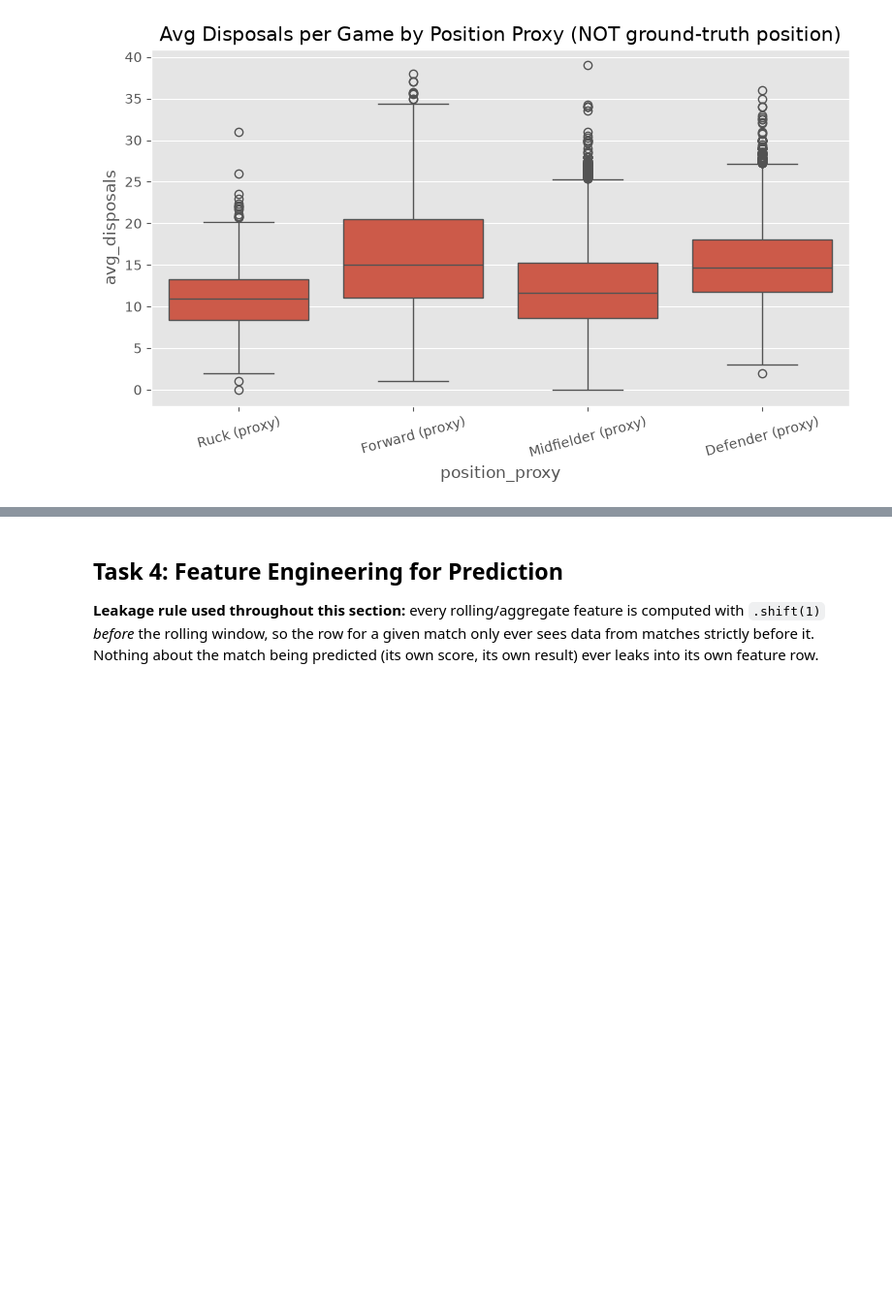
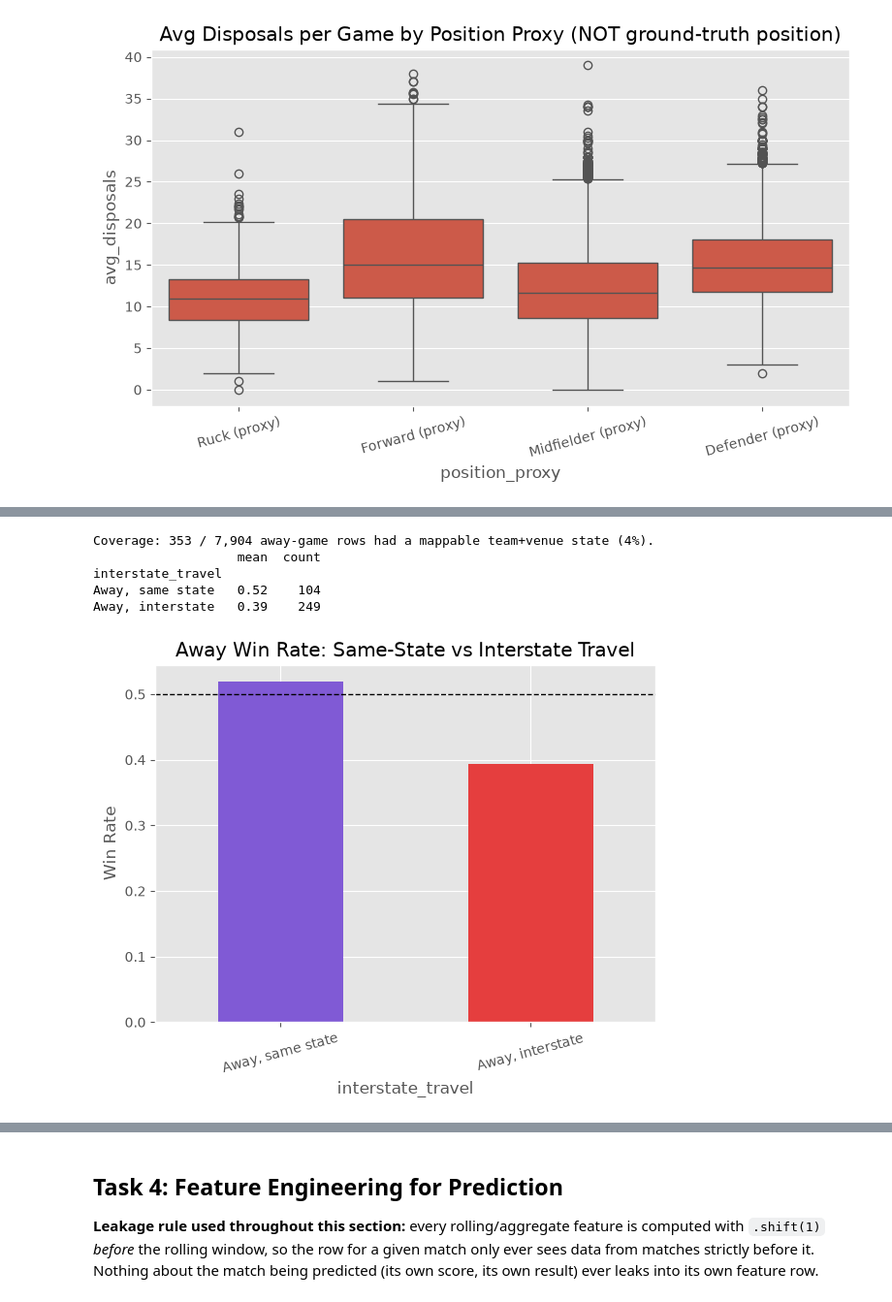
Before and after one commit to abdul-sami88/Netixsol, a Jupyter notebook: Week_6_CMIT_B2/Day1/week6_AFL_EDA_FE.ipynb, the cells around one changed output, grey strips where cells are left out. Shown at 97% size. Drawn from its saved outputs; the diff is of its cells as text; code cells hidden in the pictures; blank space fills up the shorter version.

```diff
--- a/Week_6_CMIT_B2/Day1/week6_AFL_EDA_FE.ipynb
+++ b/Week_6_CMIT_B2/Day1/week6_AFL_EDA_FE.ipynb
@@ -921,0 +1097,52 @@ Name: count, dtype: int64
+# %%
+team_home_state = {
+    'Adelaide': 'SA', 'Port Adelaide': 'SA',
+    'Brisbane Lions': 'QLD', 'Brisbane Bears': 'QLD', 'Gold Coast': 'QLD',
+    'Carlton': 'VIC', 'Collingwood': 'VIC', 'Essendon': 'VIC', 'Geelong': 'VIC',
+    'Hawthorn': 'VIC', 'Melbourne': 'VIC', 'North Melbourne': 'VIC', 'Kangaroos': 'VIC',
+    'Richmond': 'VIC', 'St Kilda': 'VIC', 'Footscray': 'VIC', 'Western Bulldogs': 'VIC',
+    'Fitzroy': 'VIC', 'South Melbourne': 'VIC',
+    'Fremantle': 'WA', 'West Coast': 'WA',
+    'Sydney': 'NSW', 'GWS Giants': 'NSW', 'Greater Western Sydney': 'NSW',
+}
+venue_state = {
+    'MCG': 'VIC', 'Docklands': 'VIC', 'Marvel Stadium': 'VIC', 'Kardinia Park': 'VIC',
+    'GMHBA Stadium': 'VIC', 'Optus Stadium': 'WA', 'Subiaco': 'WA', 'Patersons Stadium': 'WA',
+    'Adelaide Oval': 'SA', 'Football Park': 'SA', 'AAMI Stadium': 'SA',
+    'Gabba': 'QLD', 'Metricon Stadium': 'QLD', 'Carrara': 'QLD', 'Heritage Bank Stadium': 'QLD',
+    'Cazalys Stadium': 'QLD', 'SCG': 'NSW', 'ANZ Stadium': 'NSW', 'Sydney Showground': 'NSW',
+    'Engie Stadium': 'NSW', 'Bellerive Oval': 'TAS', 'York Park': 'TAS', 'UTAS Stadium': 'TAS',
+    'Manuka Oval': 'ACT', 'Marrara Oval': 'NT', 'TIO Stadium': 'NT',
+}
+
+ha = home_away_match_df.copy()
+ha['team_home_state'] = ha['team'].map(team_home_state)
+ha['venue_state'] = ha['venue'].map(venue_state)
+
+away_games = ha[ha['home_away'] == 'A'].dropna(subset=['team_home_state', 'venue_state']).copy()
+away_games['interstate_travel'] = away_games['team_home_state'] != away_games['venue_state']
+away_games['won'] = (away_games['result'] == 'W').astype(int)
+
+total_away = len(ha[ha['home_away'] == 'A'])
+print(f"Coverage: {len(away_games):,} / {total_away:,} away-game rows had a mappable "
+      f"team+venue state ({len(away_games)/total_away:.0%}).")
+
+travel_win_rate = away_games.groupby('interstate_travel')['won'].agg(['mean', 'count'])
+travel_win_rate.index = travel_win_rate.index.map({False: 'Away, same state', True: 'Away, interstate'})
+print(travel_win_rate)
+
+fig, ax = plt.subplots(figsize=(6, 5))
+travel_win_rate['mean'].plot(kind='bar', ax=ax, color=['#805ad5', '#e53e3e'])
+ax.set_ylabel('Win Rate'); ax.set_title('Away Win Rate: Same-State vs Interstate Travel')
+ax.axhline(0.5, ls='--', color='black', lw=1)
+plt.xticks(rotation=15)
+plt.tight_layout()
+plt.savefig('exported_charts/Away mathces win rate.png')
+plt.show()
+# %% [output]
+Coverage: 353 / 7,904 away-game rows had a mappable team+venue state (4%).
+                   mean  count
+interstate_travel
+Away, same state   0.52    104
+Away, interstate   0.39    249
+[figure, added]
```
Also changed, not shown: parts of 44 cells of this notebook, 11 other files.
